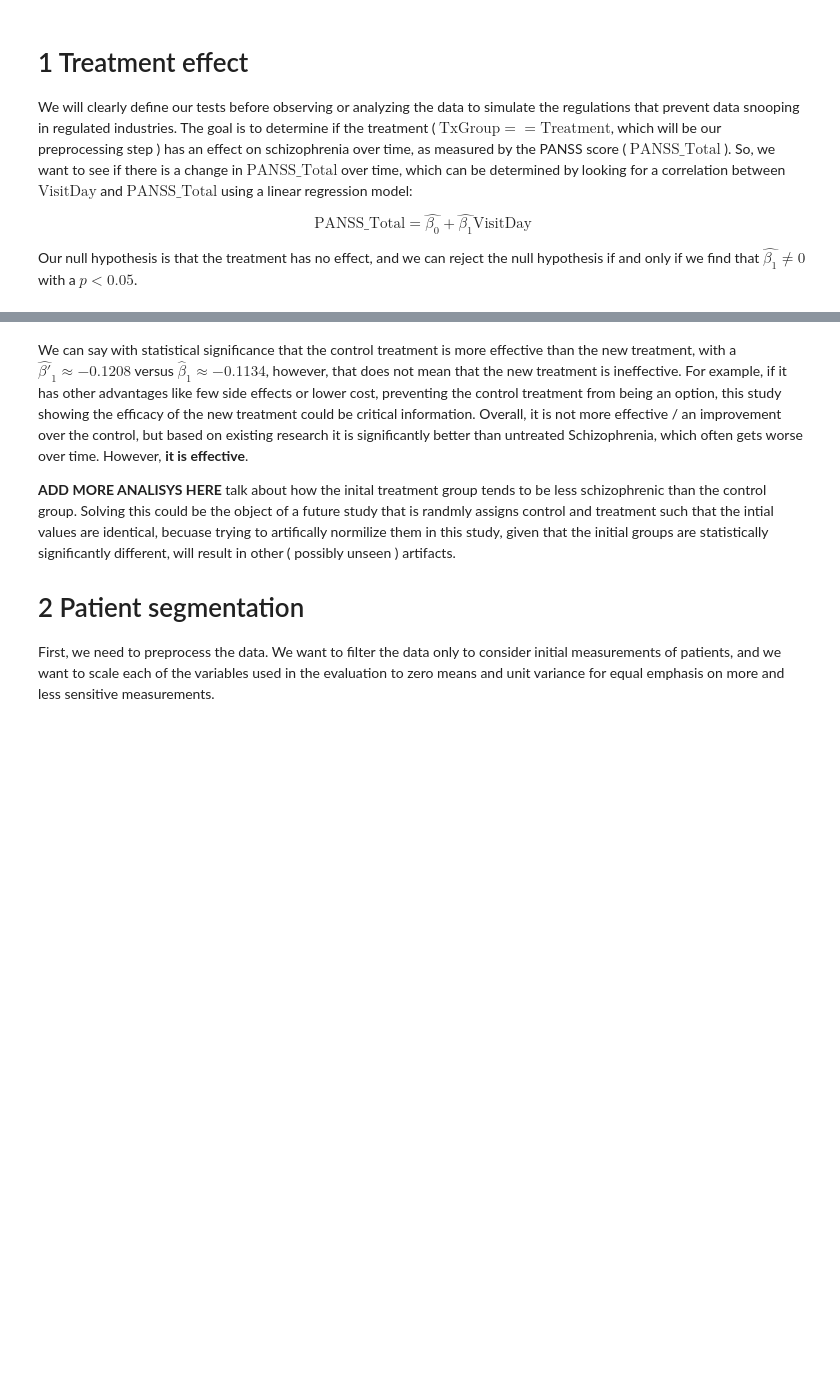
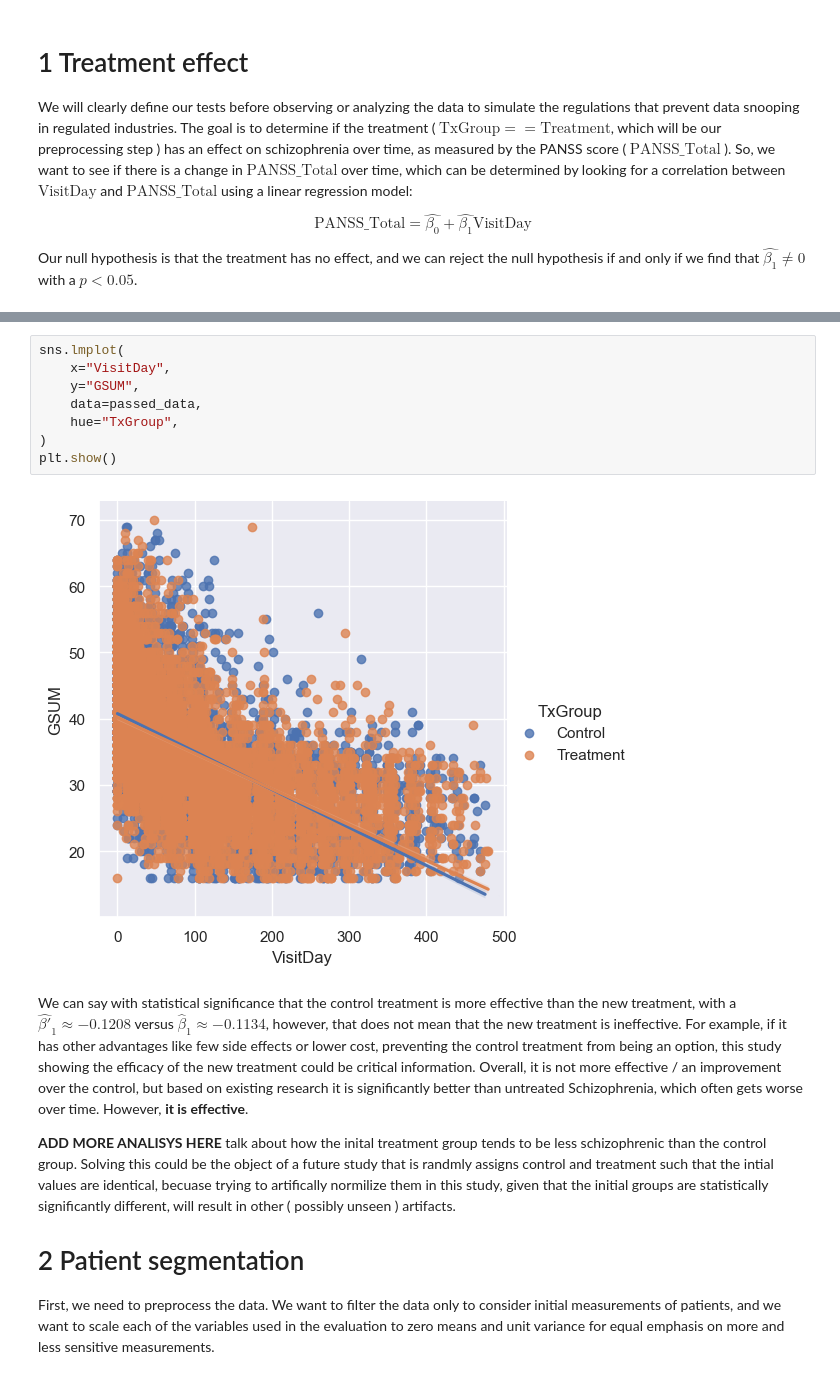
Before and after one commit to AlistairKeiller/STATS-202-final, a Jupyter notebook: final.ipynb, the cells around one changed output, grey strips where cells are left out. Saved outputs shown, nothing was run; the diff lists cells and outputs as text; blank space fills up the shorter version.

```diff
--- a/final.ipynb
+++ b/final.ipynb
@@ -355,6 +170,16 @@ OLS Regression Results
 | Kurtosis: | 3.470 | Cond. No. | 522. |
 Notes:
 [1] Standard Errors assume that the covariance matrix of the errors is correctly specified.
+# %%
+sns.lmplot(
+    x="VisitDay",
+    y="GSUM",
+    data=passed_data,
+    hue="TxGroup",
+)
+plt.show()
+# %% [output]
+[figure, added]
 # %% [markdown]
 We can say with statistical significance that the control treatment is more effective than the new treatment, with a $\hat{\beta'}_1\approx -0.1208$ versus $\hat{\beta}_1\approx -0.1134$, however, that does not mean that the new treatment is ineffective. For example, if it has other advantages like few side effects or lower cost, preventing the control treatment from being an option, this study showing the efficacy of the new treatment could be critical information. Overall, it is not more effective / an improvement over the control, but based on existing research it is significantly better than untreated Schizophrenia, which often gets worse over time. However, **it is effective**.
 
```
Also changed, not shown: parts of 19 cells of this notebook.
